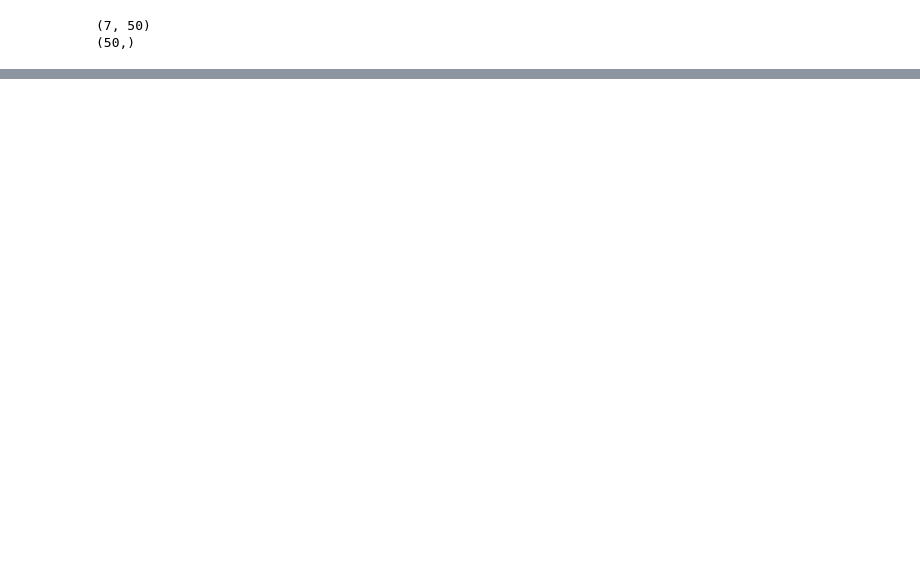
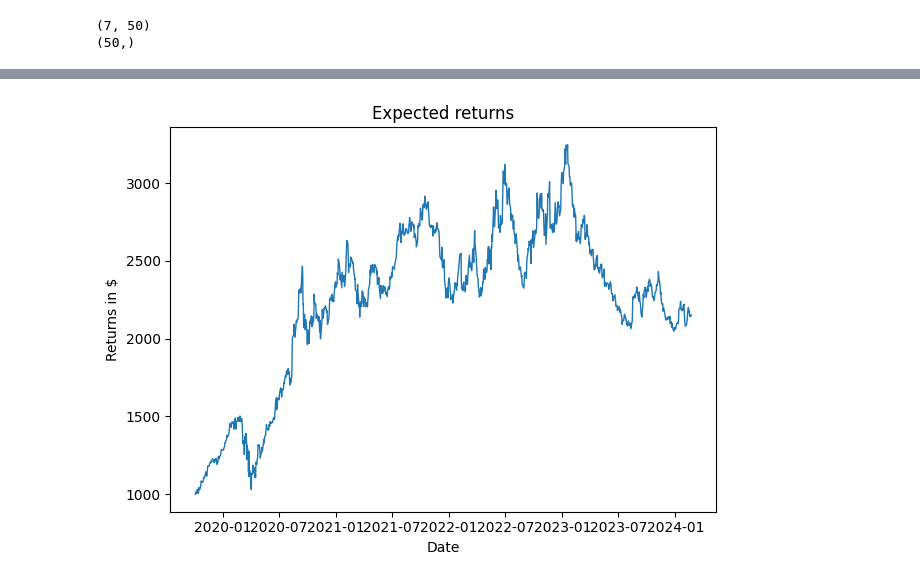
Before and after one commit to JamSamPal/ELM-stockmarket-forecasting, a Jupyter notebook: ELM.ipynb, the cells around one changed output, grey strips where cells are left out. Drawn from its saved outputs; the diff is of its cells as text; code cells hidden in the pictures; blank space fills up the shorter version.

```diff
--- a/ELM.ipynb
+++ b/ELM.ipynb
@@ -144,0 +141,47 @@ Test RMSE: 11.87
+# %%
+# Using model to buy/sell.
+
+#initialise
+capital= 1000
+start_date = (df.index)[0]
+end_date = (df.index)[-1]
+
+
+#extracting data
+prices = df.loc[start_date:end_date,'Close'].to_numpy()
+logdat = df.loc[start_date:end_date,'Close'].apply(np.log).diff()
+
+#extracting predicted data
+logdat_pred = np.diff(np.log(prediction),axis=0)
+
+
+#short and long windows
+short = 50
+long = 200
+
+#generate the rolling short/long term average
+running_short = prices[train_size +long-short:train_size +long].mean()
+running_long = prices[train_size:train_size +long].mean()
+
+
+#If the short term average exceeds the long signal will tell us to buy, vice-versa for selling
+def event(running_short, running_long):
+    return np.sign(running_short - running_long)
+
+rets = [0]
+for i in range(train_size+long, len(df)-lag-1):
+    running_short+=(logdat_pred[i-train_size][0] - prices[i-train_size-short])/short
+    running_long+=(logdat_pred[i-train_size][0] - prices[i-train_size-long])/long
+    rets.append(rets[-1] + (event(running_short, running_long) * (logdat.iloc[i])))
+
+out = np.exp(rets)*capital
+
+#Plot Returns
+plt.plot(time_test[lag+long:], out, lw=1.0)
+plt.xlabel('Date')
+plt.ylabel('Returns in $')
+plt.title('Expected returns')
+plt.tight_layout()
+plt.show()
+# %% [output]
+[figure, added]
```
Also changed, not shown: parts of 7 cells of this notebook, 2 other files.
